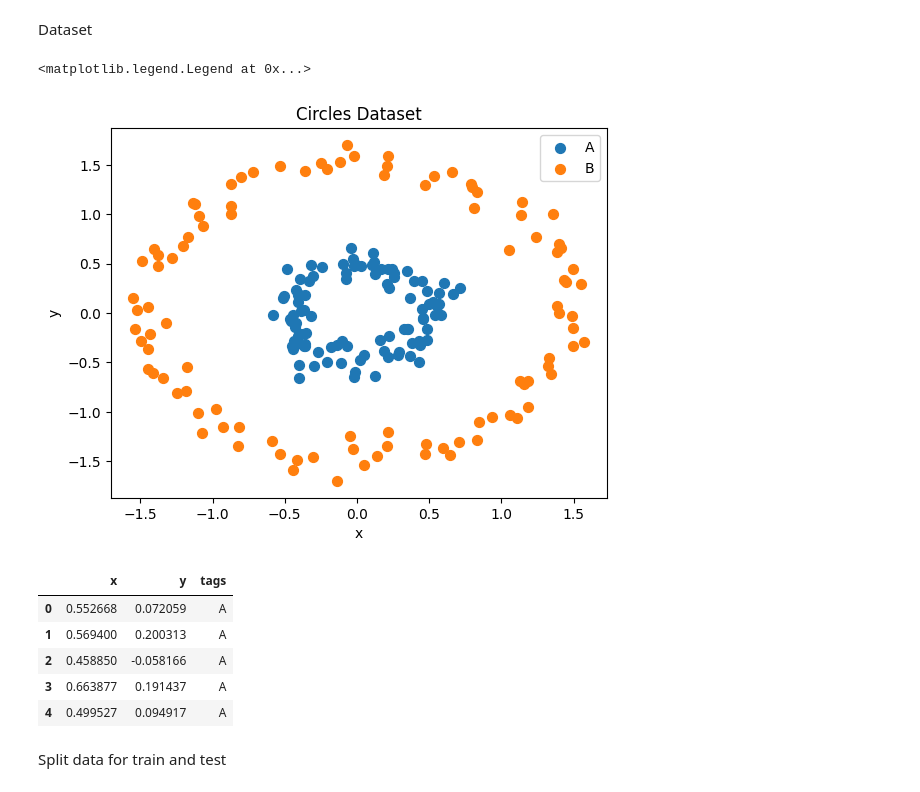
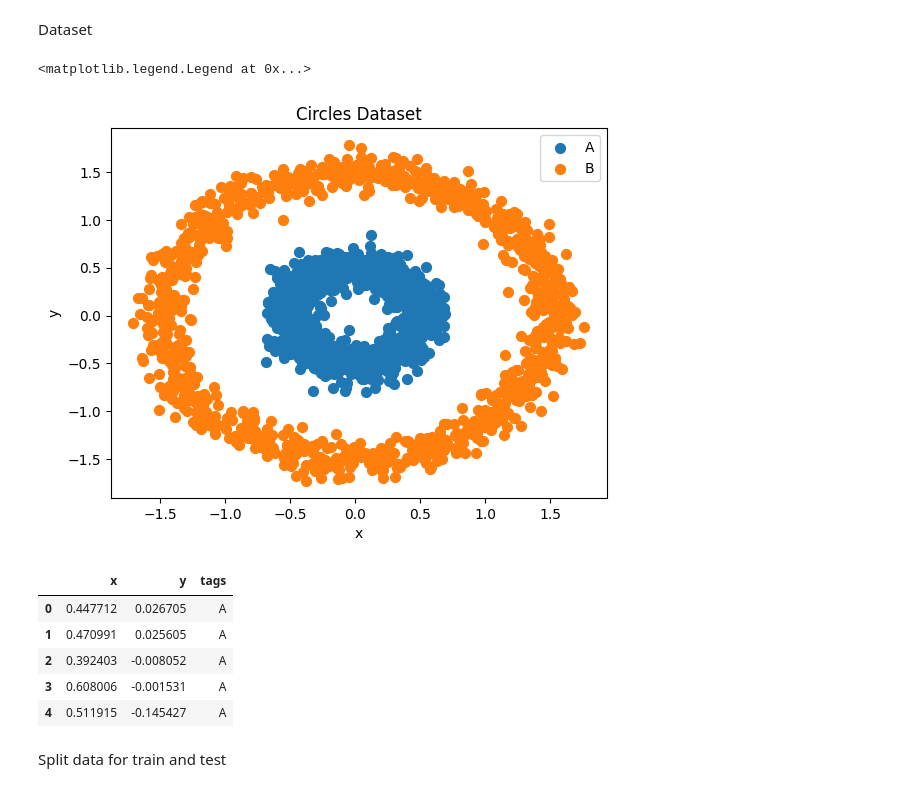
Before and after one commit to Mitchell-Mirano/Allison, a Jupyter notebook: examples/nn/circles.ipynb, the cells around one changed output. Drawn from its saved outputs; the diff is of its cells as text; code cells hidden in the pictures.

```diff
--- a/examples/nn/circles.ipynb
+++ b/examples/nn/circles.ipynb
@@ -13,27 +13,37 @@ from allison.utils.functions.transforms import get_numeric_labels
 # %% [markdown]
 Dataset
 # %%
+n_points = 1000
+
 r1=0.5
 r2=1.5
-thetas = np.linspace(0,2*np.pi,100)
-x1=r1*np.cos(thetas) + 0.1*np.random.randn(100)
-y1=r1*np.sin(thetas) + 0.1*np.random.randn(100)
-x2=r2*np.cos(thetas) + 0.1*np.random.randn(100)
-y2=r2*np.sin(thetas) + 0.1*np.random.randn(100)
+
+thetas = np.linspace(0,2*np.pi,n_points)
+
+x1=r1*np.cos(thetas) + 0.1*np.random.randn(n_points)
+y1=r1*np.sin(thetas) + 0.1*np.random.randn(n_points)
+
+x2=r2*np.cos(thetas) + 0.1*np.random.randn(n_points)
+y2=r2*np.sin(thetas) + 0.1*np.random.randn(n_points)
+
+# x3=4+r1*np.cos(thetas) + 0.1*np.random.randn(n_points)
+# y3=4+r1*np.sin(thetas) + 0.1*np.random.randn(n_points)
+
 
 plt.scatter(x1,y1,s=50,label="A")
 plt.scatter(x2,y2,s=50,label="B")
+# plt.scatter(x3,y3,s=50,label="C")
 plt.xlabel("x")
 plt.ylabel("y")
 plt.title("Circles Dataset")
 plt.legend()
 # %% [output]
 <matplotlib.legend.Legend at 0x...>
-[figure, old version]
+[figure, new version]
 # %%
-x=x1.tolist()+x2.tolist()
-y=y1.tolist()+y2.tolist()
-tags = ["A" for x in x1.tolist()] + ["B" for x in x2.tolist()]
+x=x1.tolist() + x2.tolist()# + x3.tolist()
+y=y1.tolist() + y2.tolist()# + y3.tolist()
+tags = ["A" for x in x1.tolist()] + ["B" for x in x2.tolist()]# + ["C" for x in x3.tolist()]
 df=pd.DataFrame({
     "x":x,
     "y":y,
@@ -42,11 +52,11 @@ df=pd.DataFrame({
 df.head()
 # %% [output]
 |  | x | y | tags |
-| 0 | 0.552668 | 0.072059 | A |
-| 1 | 0.569400 | 0.200313 | A |
-| 2 | 0.458850 | -0.058166 | A |
-| 3 | 0.663877 | 0.191437 | A |
-| 4 | 0.499527 | 0.094917 | A |
+| 0 | 0.447712 | 0.026705 | A |
+| 1 | 0.470991 | 0.025605 | A |
+| 2 | 0.392403 | -0.008052 | A |
+| 3 | 0.608006 | -0.001531 | A |
+| 4 | 0.511915 | -0.145427 | A |
 # %% [markdown]
 Split data for train and test
 # %%
```
Also changed, not shown: parts of 7 cells of this notebook, 4 other files.
